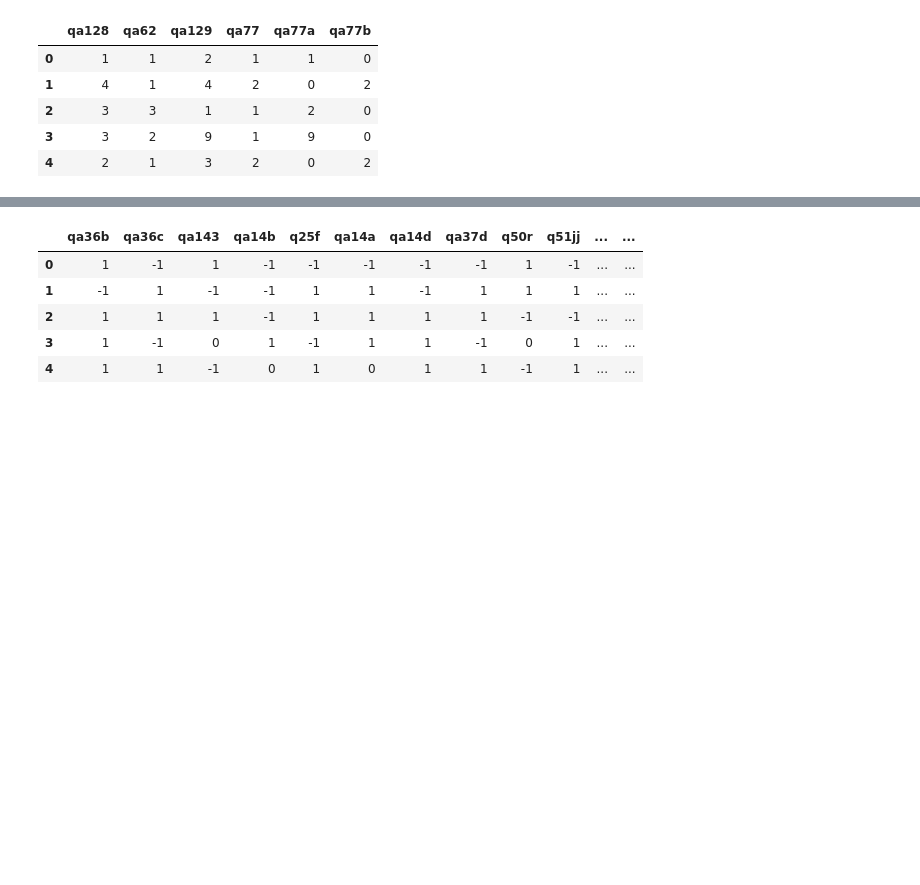
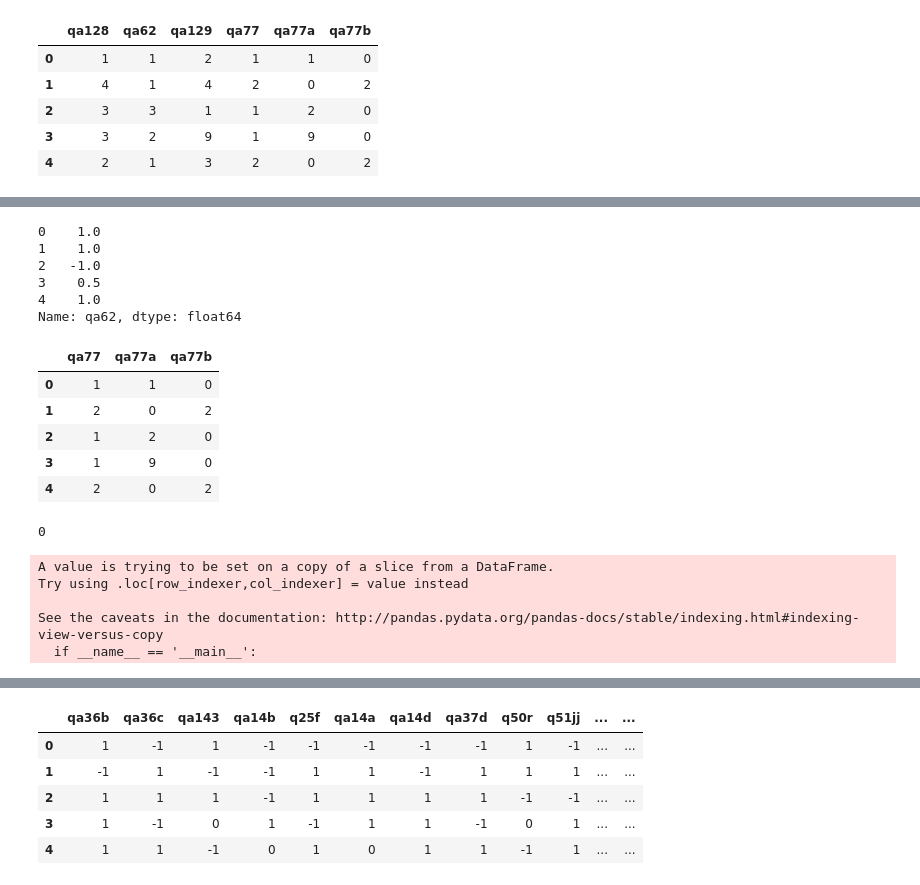
Before and after one commit to taylor-rao/unsupervised, a Jupyter notebook: unsupervised.ipynb, the cells around one changed output, grey strips where cells are left out. Cells and saved outputs as stored; diff of their text form; code cells hidden in the pictures; blank space fills up the shorter version.

```diff
--- a/unsupervised.ipynb
+++ b/unsupervised.ipynb
@@ -248,0 +244,23 @@ minus3(4)
+# %%
+special2 = special.iloc[:,1]
+special2 = special2.replace(2, 0.5)
+special2 = special2.replace(3, -1)
+special2 = special2.replace(9, 0)
+special2.head()
+# %% [output]
+0    1.0
+1    1.0
+2   -1.0
+3    0.5
+4    1.0
+Name: qa62, dtype: float64
+# %%
+special3 = special.iloc[:,3:]
+special3.head()
+# %% [output]
+|  | qa77 | qa77a | qa77b |
+| 0 | 1 | 1 | 0 |
+| 1 | 2 | 0 | 2 |
+| 2 | 1 | 2 | 0 |
+| 3 | 1 | 9 | 0 |
+| 4 | 2 | 0 | 2 |
@@ -248,0 +288,12 @@ minus3(4)
+# %%
+warming(2,0,1)
+# %% [output]
+0
+# %%
+special3['GW'] = special3.apply(lambda row: warming(row.qa77, row.qa77a, row.qa77b), axis = 1)
+# %% [output]
+A value is trying to be set on a copy of a slice from a DataFrame.
+Try using .loc[row_indexer,col_indexer] = value instead
+
+See the caveats in the documentation: http://pandas.pydata.org/pandas-docs/stable/indexing.html#indexing-view-versus-copy
+  if __name__ == '__main__':
```
Also changed, not shown: parts of 16 cells of this notebook.
